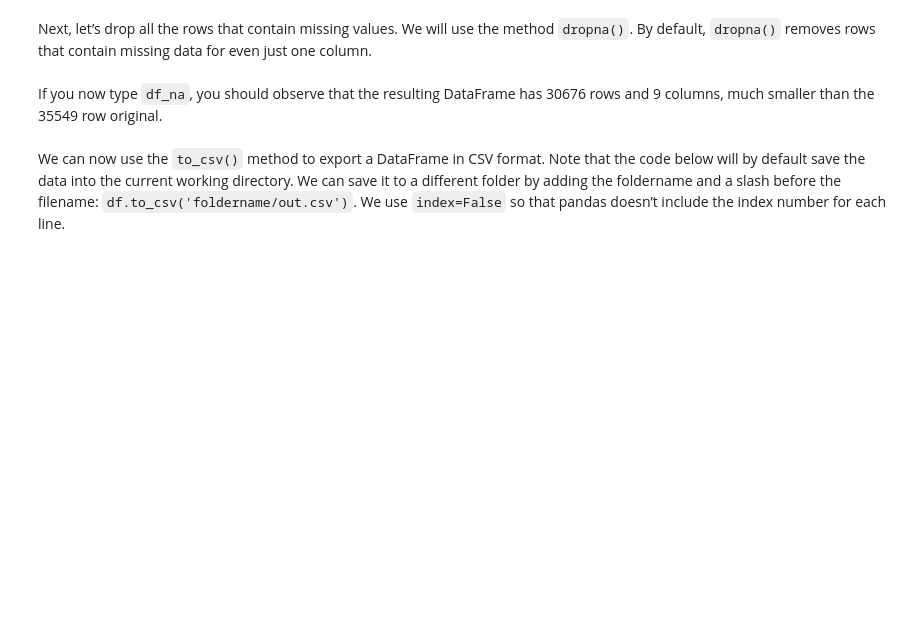
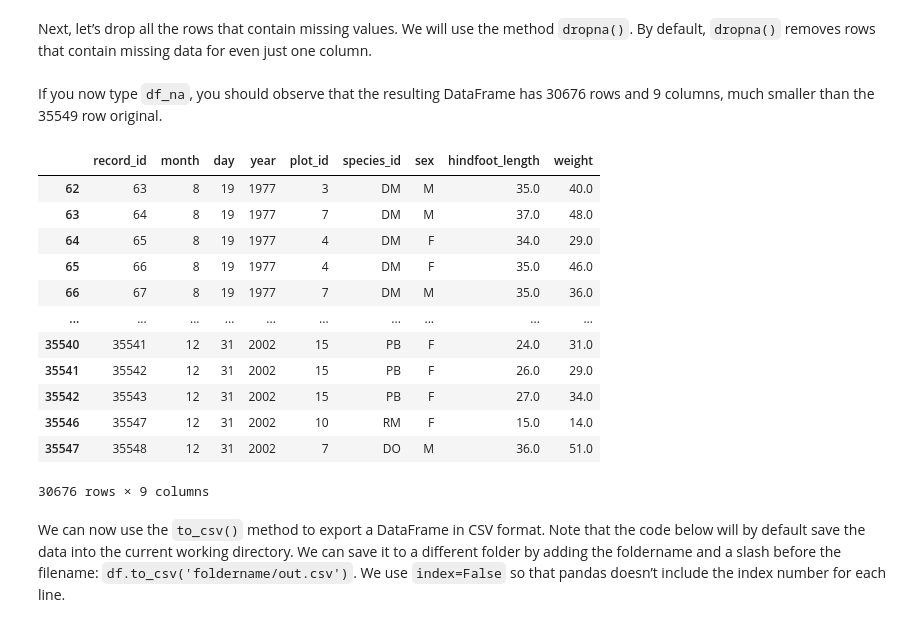
Before and after one commit to CurtinIDS/CIC_Carpentries_Python, a Jupyter notebook: notebooks/Intro_to_Python_Day1_Pt4.ipynb, the cells around one changed output. Cells and saved outputs as stored; diff of their text form; code cells hidden in the pictures; blank space fills up the shorter version.

```diff
--- a/notebooks/Intro_to_Python_Day1_Pt4.ipynb
+++ b/notebooks/Intro_to_Python_Day1_Pt4.ipynb
@@ -180,12 +286,30 @@ We do this with:
 `pd.read_csv("file location")`
 # %%
 # Read the data in again and store it in memory
+surveys_df = pd.read_csv('../data/surveys.csv')
 # %% [markdown]
 Next, let’s drop all the rows that contain missing values. We will use the method `dropna()`. By default, `dropna()` removes rows that contain missing data for even just one column.
 # %%
 # Create the new dataframe
+df_na = surveys_df.dropna()
 # %% [markdown]
 If you now type `df_na`, you should observe that the resulting DataFrame has 30676 rows and 9 columns, much smaller than the 35549 row original.
+# %%
+df_na
+# %% [output]
+|  | record_id | month | day | year | plot_id | species_id | sex | hindfoot_length | weight |
+| 62 | 63 | 8 | 19 | 1977 | 3 | DM | M | 35.0 | 40.0 |
+| 63 | 64 | 8 | 19 | 1977 | 7 | DM | M | 37.0 | 48.0 |
+| 64 | 65 | 8 | 19 | 1977 | 4 | DM | F | 34.0 | 29.0 |
+| 65 | 66 | 8 | 19 | 1977 | 4 | DM | F | 35.0 | 46.0 |
+| 66 | 67 | 8 | 19 | 1977 | 7 | DM | M | 35.0 | 36.0 |
+| ... | ... | ... | ... | ... | ... | ... | ... | ... | ... |
+| 35540 | 35541 | 12 | 31 | 2002 | 15 | PB | F | 24.0 | 31.0 |
+| 35541 | 35542 | 12 | 31 | 2002 | 15 | PB | F | 26.0 | 29.0 |
+| 35542 | 35543 | 12 | 31 | 2002 | 15 | PB | F | 27.0 | 34.0 |
+| 35546 | 35547 | 12 | 31 | 2002 | 10 | RM | F | 15.0 | 14.0 |
+| 35547 | 35548 | 12 | 31 | 2002 | 7 | DO | M | 36.0 | 51.0 |
+30676 rows × 9 columns
 # %% [markdown]
 We can now use the `to_csv()` method to export a DataFrame in CSV format. Note that the code below will by default save the data into the current working directory. We can save it to a different folder by adding the foldername and a slash before the filename: `df.to_csv('foldername/out.csv')`. We use `index=False` so that pandas doesn’t include the index number for each line.
 # %%
```
Also changed, not shown: parts of 25 cells of this notebook, 4 other files.
